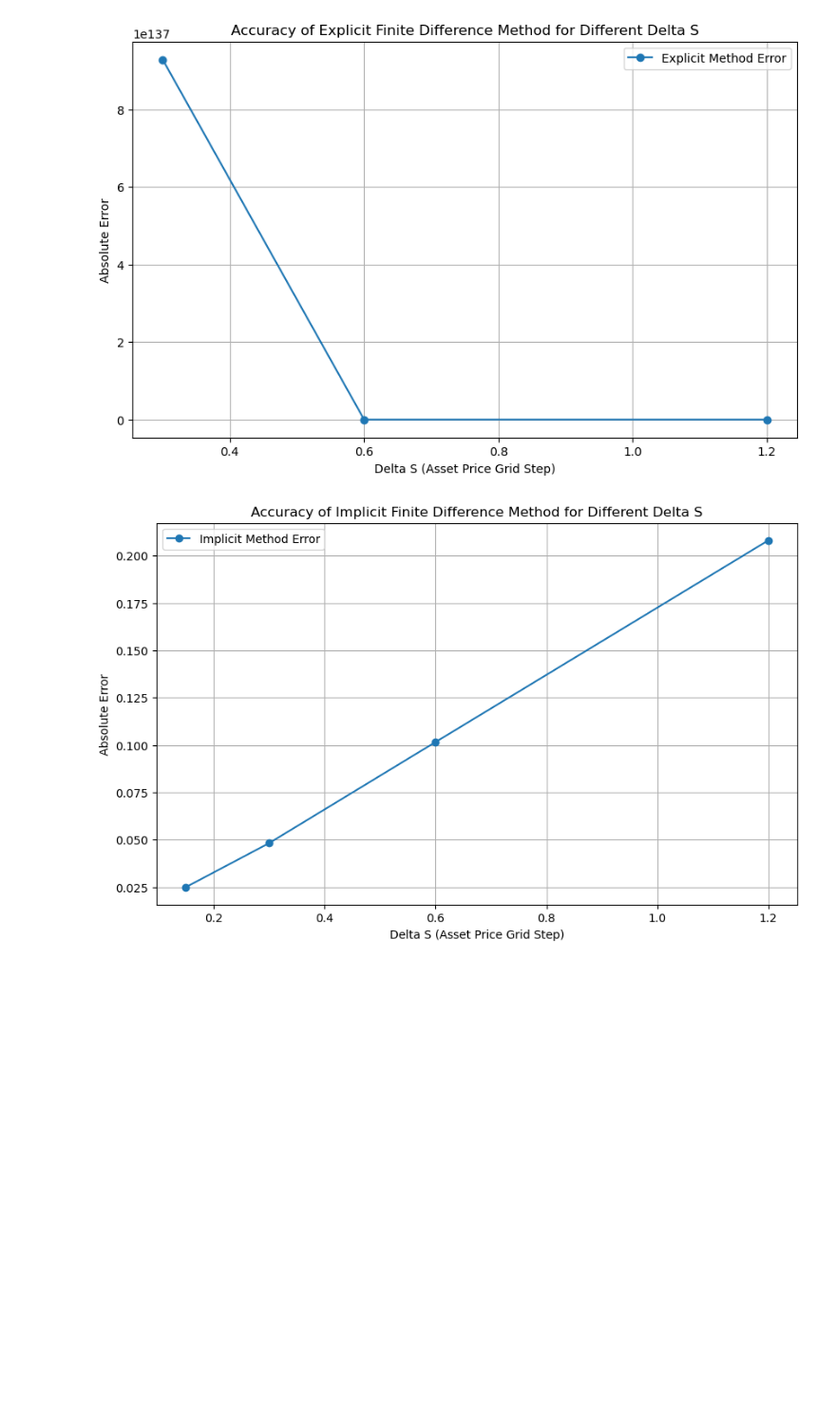
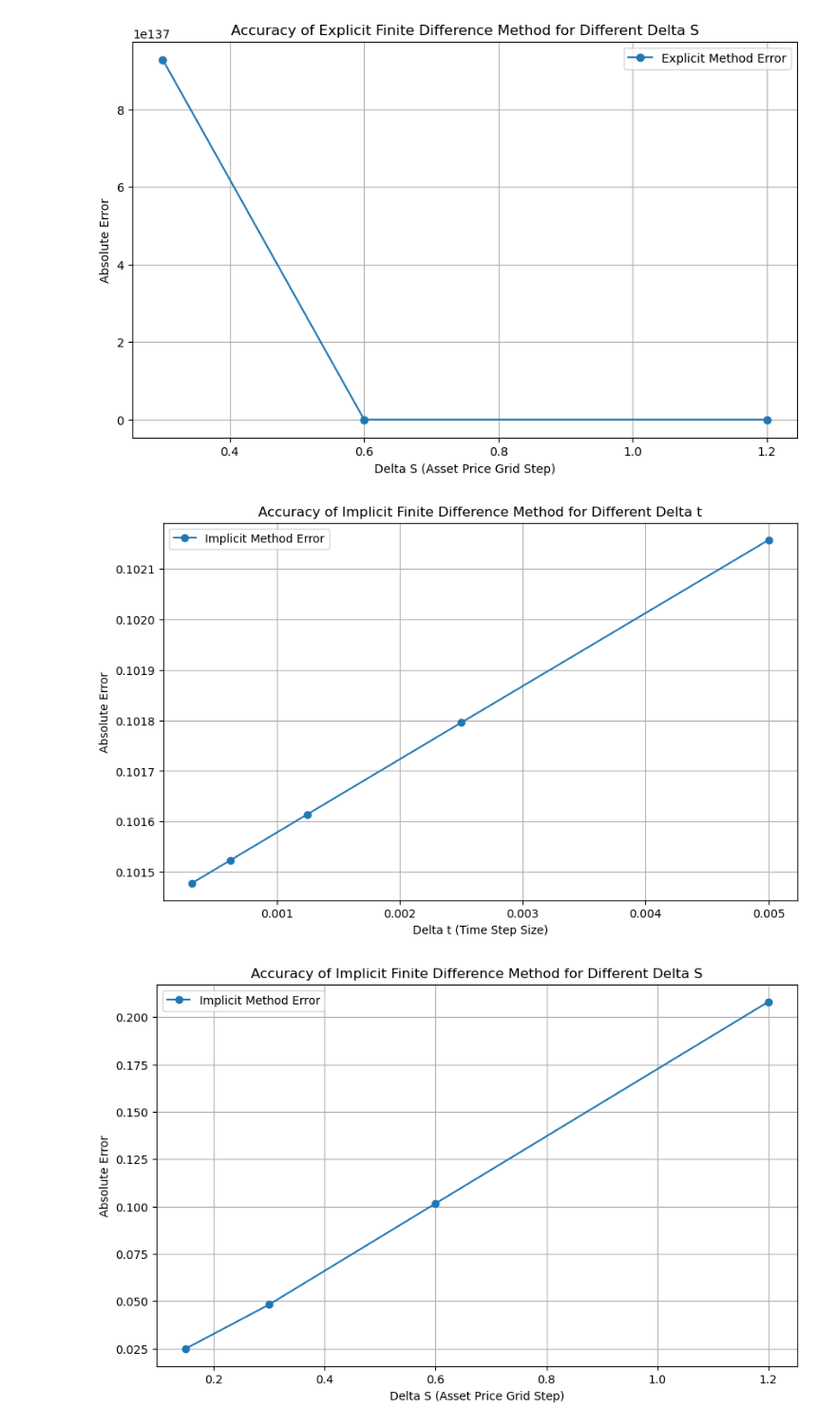
Before and after one commit to pontusbjorklid/Finite-difference-methods-to-price-European-Options, a Jupyter notebook: main.ipynb, the cells around one changed output. Shown at 95% size. Saved outputs shown, nothing was run; the diff lists cells and outputs as text; code cells hidden in the pictures; blank space fills up the shorter version.

Commit message:
imp error dt

```diff
--- a/main.ipynb
+++ b/main.ipynb
@@ -324,3 +322,95 @@ plt.show()
+# %%
+### Accuracy FD Implicit dt ###
+
+# Function to compute option price using implicit finite difference method (for gamma = 1)
+def finite_difference_implicit(K, S_max, r, sigma, gamma, T, N_s, N_t):
+    # Discretization of asset price and time
+    dS = S_max / N_s
+    dt = T / N_t
+
+    # Asset price grid
+    S = np.linspace(0, S_max, N_s+1)
+
+    # Time grid
+    t = np.linspace(0, T, N_t+1)
+
+    # Initialize the option price matrix
+    V = np.zeros((N_s+1, N_t+1))
+
+    # Payoff at maturity (t = T) for a European call option
+    V[:, -1] = np.maximum(S - K, 0)
+
+    # Boundary conditions
+    V[0, :] = 0  # V(S=0, t) = 0 for a call option
+    V[-1, :] = S_max - K * np.exp(-r * (T - t))  # V(S_max, t) behaves like S - K at large S
+
+    # Construct the tridiagonal matrix coefficients
+    alpha = 0.5 * dt * (sigma**2 * S[1:-1]**(2 * gamma) / dS**2 - r * S[1:-1] / dS)
+    beta = -dt * (sigma**2 * S[1:-1]**(2 * gamma) / dS**2 + r)
+    gamma_term = 0.5 * dt * (sigma**2 * S[1:-1]**(2 * gamma) / dS**2 + r * S[1:-1] / dS)
+
+    # Prepare the diagonals for the banded solver (for tridiagonal matrix)
+    lower_diag = -alpha[1:]  # lower diagonal (sub-diagonal)
+    main_diag = 1 - beta     # main diagonal
+    upper_diag = -gamma_term[:-1]  # upper diagonal (super-diagonal)
+
+    # Implicit method: solve the system at each time step
+    for j in reversed(range(N_t)):  # Loop over time from T to 0
+        rhs = V[1:-1, j+1]
+        ab = np.zeros((3, len(main_diag)))
+        ab[0, 1:] = upper_diag  # upper diagonal
+        ab[1, :] = main_diag    # main diagonal
+        ab[2, :-1] = lower_diag  # lower diagonal
+        V[1:-1, j] = solve_banded((1, 1), ab, rhs)
+
+    return V[:, 0], S  # Return option prices at t=0 and asset prices
+
+# Parameters
+K = 15
+S_max = 4 * K
+r = 0.1
+sigma = 0.25
+gamma = 1  # Gamma = 1 for Black-Scholes
+T = 0.5
+S0 = 14
+N_s = 100  # Fixed number of asset price grid points
+
+# Exact Black-Scholes price for gamma = 1
+exact_price = bsexact(sigma, r, K, T, S0)
+
+# Range of delta t values (different time grids)
+Nt_values = [100, 200, 400, 800, 1600]  # Different grid sizes for time steps
+
+# Store the errors for each delta t
+errors = []
+
+# Loop over different values of N_t
+for N_t in Nt_values:
+    # Compute the finite difference option price using the implicit method
+    fd_price, S_grid = finite_difference_implicit(K, S_max, r, sigma, gamma, T, N_s, N_t)
+
+    # Find the option price closest to S0 in the finite difference grid
+    idx = (np.abs(S_grid - S0)).argmin()  # Find index where S is closest to S0
+    fd_price_at_S0 = fd_price[idx]
+
+    # Compute the absolute error
+    error = np.abs(fd_price_at_S0 - exact_price)
+    errors.append((T / N_t, error))  # Store delta t and the corresponding error
+
+# Convert errors to a NumPy array for easier manipulation
+errors = np.array(errors)
+
+# Plotting the errors for implicit method
+plt.figure(figsize=(10, 6))
+plt.plot(errors[:, 0], errors[:, 1], 'o-', label="Implicit Method Error")
+plt.xlabel('Delta t (Time Step Size)')
+plt.ylabel('Absolute Error')
+plt.title('Accuracy of Implicit Finite Difference Method for Different Delta t')
+plt.grid(True)
+plt.legend()
+plt.show()
+# %% [output]
+[figure, added]
 # %%
 ### Accuracy FD Implicit ds ###
 
```
Also changed, not shown: parts of 1 cell of this notebook.
